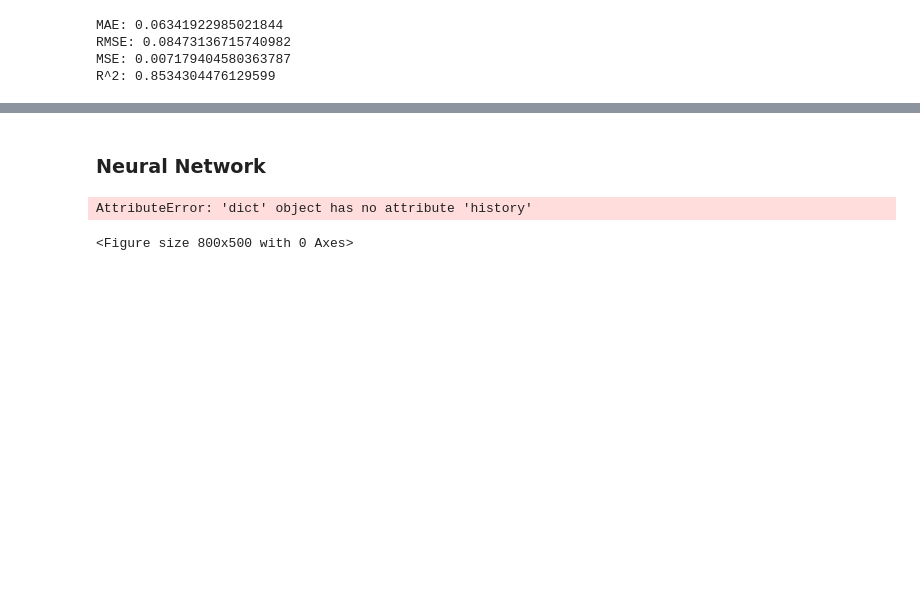
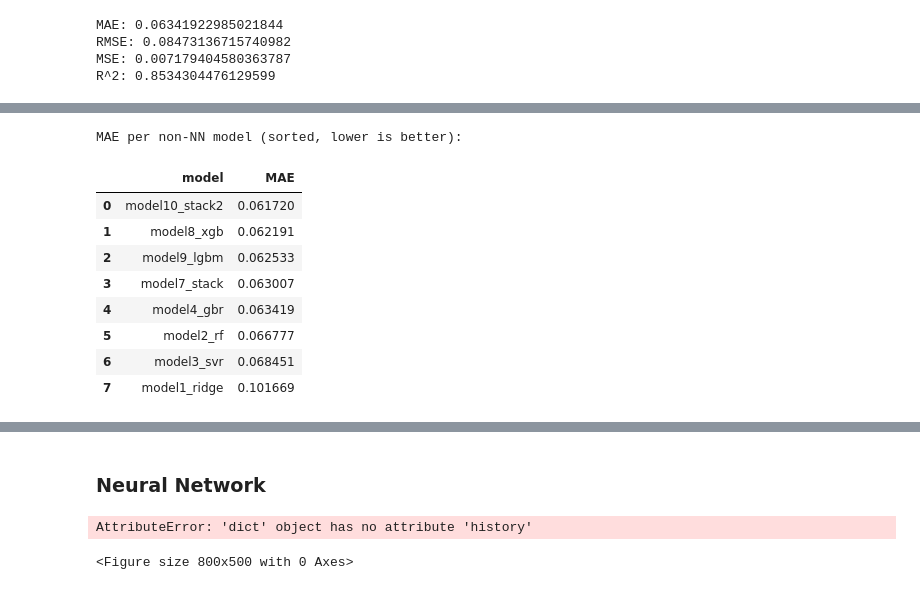
Before and after one commit to tasosger/choices13k-risky-choice, a Jupyter notebook: analysis.ipynb, the cells around one changed output, grey strips where cells are left out. Cells and saved outputs as stored; diff of their text form; code cells hidden in the pictures; blank space fills up the shorter version.

```diff
--- a/analysis.ipynb
+++ b/analysis.ipynb
@@ -1286,3 +1252,47 @@ KeyboardInterrupt:
+# %%
+# Pretty summary of MAE for all non-neural-net models
+
+from IPython.display import display
+import pandas as pd
+
+rows = []
+
+if "metrics1" in globals():
+    rows.append({"model": "model1_ridge", "MAE": metrics1["MAE"]})
+if "metrics2" in globals():
+    rows.append({"model": "model2_rf", "MAE": metrics2["MAE"]})
+if "metrics3" in globals():
+    rows.append({"model": "model3_svr", "MAE": metrics3["MAE"]})
+if "metrics4" in globals():
+    rows.append({"model": "model4_gbr", "MAE": metrics4["MAE"]})
+if "metrics7" in globals():
+    rows.append({"model": "model7_stack", "MAE": metrics7["MAE"]})
+if "metrics8" in globals():
+    rows.append({"model": "model8_xgb", "MAE": metrics8["MAE"]})
+if "metrics9" in globals():
+    rows.append({"model": "model9_lgbm", "MAE": metrics9["MAE"]})
+if "metrics10" in globals():
+    rows.append({"model": "model10_stack2", "MAE": metrics10["MAE"]})
+
+if not rows:
+    print("No metrics objects (metrics1, metrics2, ...) found. Run the model cells first.")
+else:
+    mae_df = pd.DataFrame(rows)
+    mae_df = mae_df.sort_values("MAE").reset_index(drop=True)
+
+    print("MAE per non-NN model (sorted, lower is better):")
+    display(mae_df.style.format({"MAE": "{:.6f}"}))
+# %% [output]
+MAE per non-NN model (sorted, lower is better):
+|  | model | MAE |
+| 0 | model10_stack2 | 0.061720 |
+| 1 | model8_xgb | 0.062191 |
+| 2 | model9_lgbm | 0.062533 |
+| 3 | model7_stack | 0.063007 |
+| 4 | model4_gbr | 0.063419 |
+| 5 | model2_rf | 0.066777 |
+| 6 | model3_svr | 0.068451 |
+| 7 | model1_ridge | 0.101669 |
 # %%
 #Error correlation between non-neural-net models using stored errors
 
```
Also changed, not shown: parts of 14 cells of this notebook.
